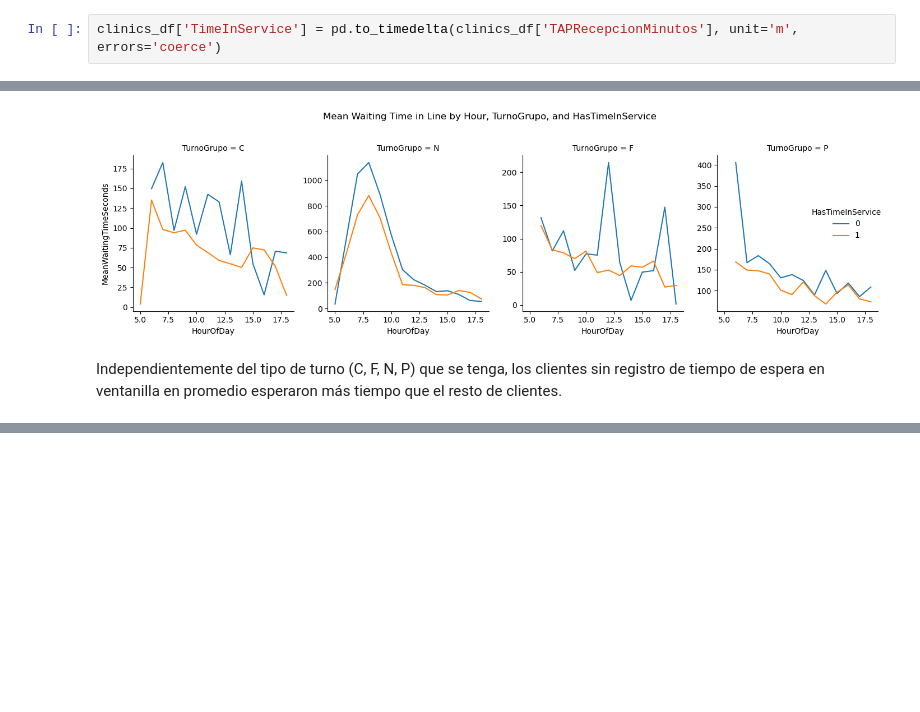
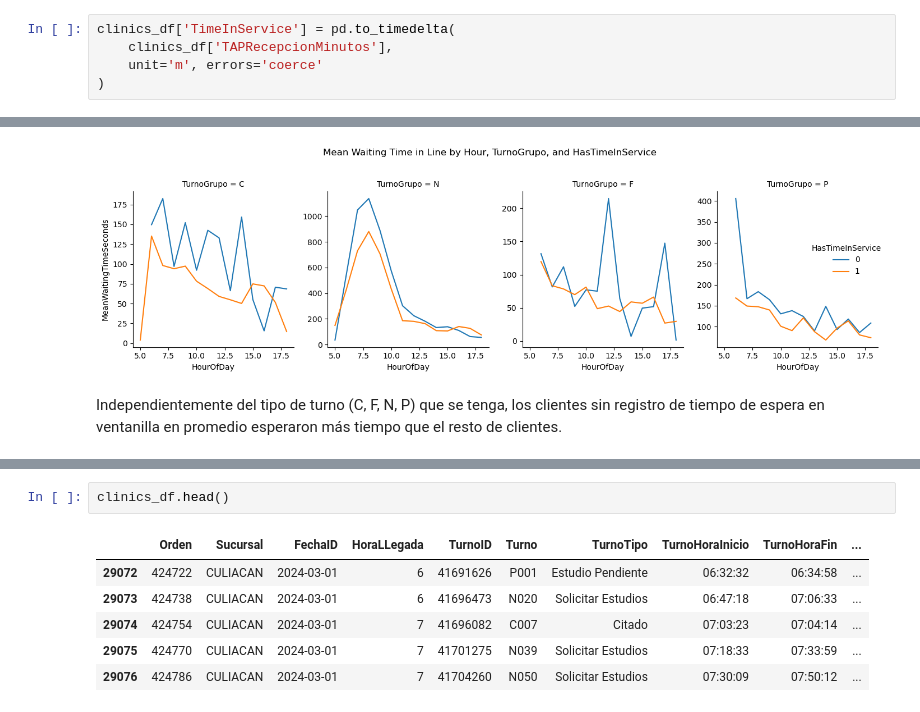
Before and after one commit to LeoCumpli21/health-clinic-optimization, a Jupyter notebook: notebooks/exploratory_analysis_p1.ipynb, the cells around one changed output, grey strips where cells are left out. Cells and saved outputs as stored; diff of their text form; blank space fills up the shorter version.

```diff
--- a/notebooks/exploratory_analysis_p1.ipynb
+++ b/notebooks/exploratory_analysis_p1.ipynb
@@ -379,7 +379,10 @@ Observamos como a cualquier hora del día hay más clientes tipo N que tipo P. E
 # %% [markdown]
 # Exploración sobre el tiempo de atención en ventanilla
 # %%
-clinics_df['TimeInService'] = pd.to_timedelta(clinics_df['TAPRecepcionMinutos'], unit='m', errors='coerce')
+clinics_df['TimeInService'] = pd.to_timedelta(
+    clinics_df['TAPRecepcionMinutos'],
+    unit='m', errors='coerce'
+)
 # %%
 clinics_df.groupby('TurnoGrupo')['TimeInService'].agg('mean')
 # %% [output]
@@ -537,0 +560,9 @@ Independientemente del tipo de turno (C, F, N, P) que se tenga, los clientes sin
+# %%
+clinics_df.head()
+# %% [output]
+|  | Orden | Sucursal | FechaID | HoraLLegada | TurnoID | Turno | TurnoTipo | TurnoHoraInicio | TurnoHoraFin | ... |
+| 29072 | 424722 | CULIACAN | 2024-03-01 | 6 | 41691626 | P001 | Estudio Pendiente | 06:32:32 | 06:34:58 | ... |
+| 29073 | 424738 | CULIACAN | 2024-03-01 | 6 | 41696473 | N020 | Solicitar Estudios | 06:47:18 | 07:06:33 | ... |
+| 29074 | 424754 | CULIACAN | 2024-03-01 | 7 | 41696082 | C007 | Citado | 07:03:23 | 07:04:14 | ... |
+| 29075 | 424770 | CULIACAN | 2024-03-01 | 7 | 41701275 | N039 | Solicitar Estudios | 07:18:33 | 07:33:59 | ... |
+| 29076 | 424786 | CULIACAN | 2024-03-01 | 7 | 41704260 | N050 | Solicitar Estudios | 07:30:09 | 07:50:12 | ... |
```
Also changed, not shown: parts of 4 cells of this notebook.
